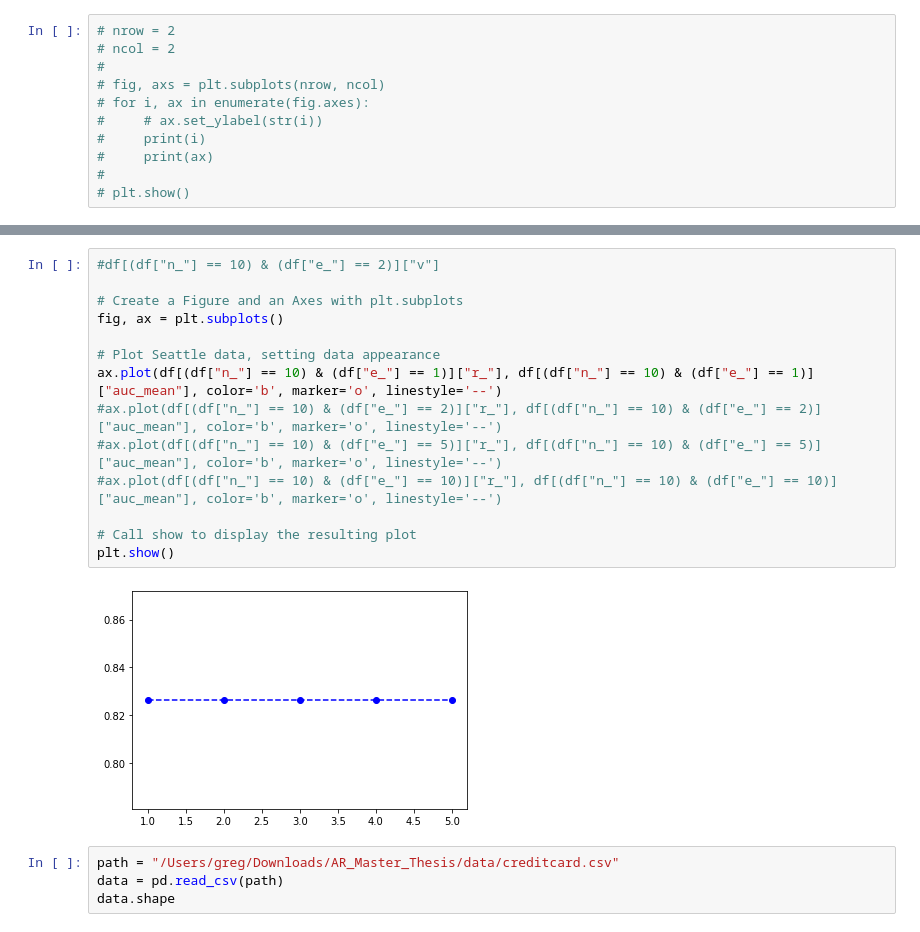
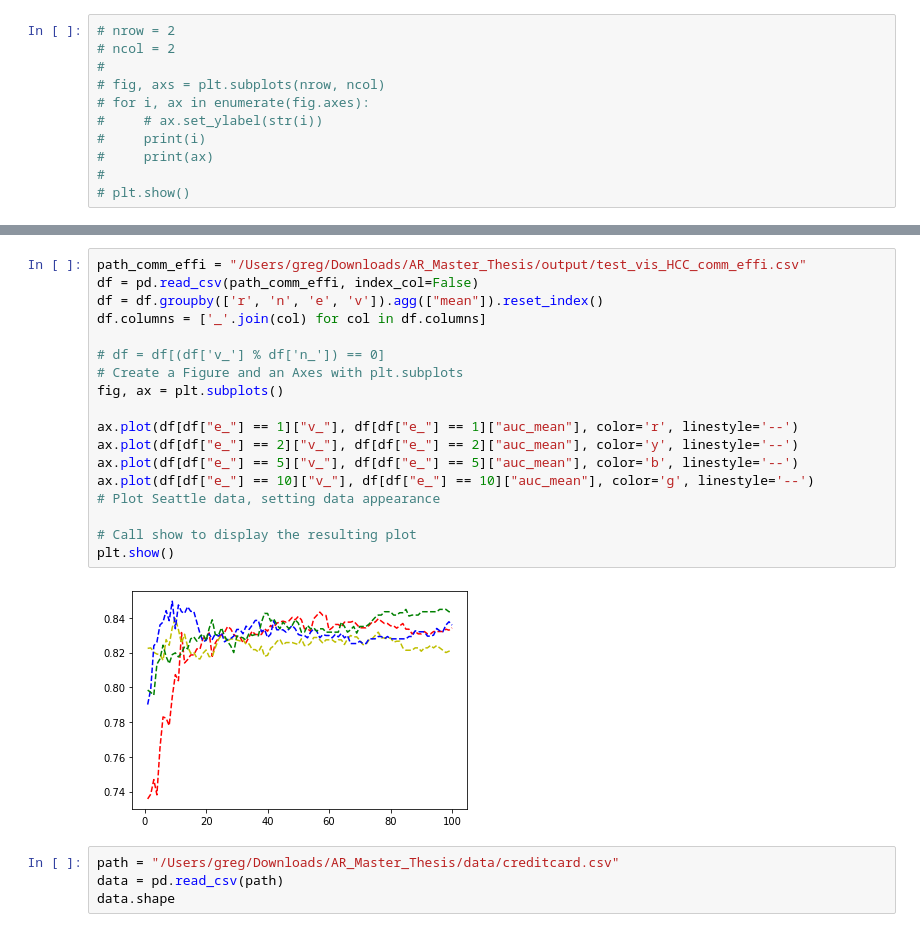
Before and after one commit to GregChen3072/MasterArbeit, a Jupyter notebook: src/visualization.ipynb, the cells around one changed output, grey strips where cells are left out. Saved outputs shown, nothing was run; the diff lists cells and outputs as text.

```diff
--- a/src/visualization.ipynb
+++ b/src/visualization.ipynb
@@ -218,19 +168,23 @@ df[(df['n_'] == 5) & (df['e_'] == 2)]
-# %%
-#df[(df["n_"] == 10) & (df["e_"] == 2)]["v"]
-
-# Create a Figure and an Axes with plt.subplots
-fig, ax = plt.subplots()
-
-# Plot Seattle data, setting data appearance
-ax.plot(df[(df["n_"] == 10) & (df["e_"] == 1)]["r_"], df[(df["n_"] == 10) & (df["e_"] == 1)]["auc_mean"], color='b', marker='o', linestyle='--')
-#ax.plot(df[(df["n_"] == 10) & (df["e_"] == 2)]["r_"], df[(df["n_"] == 10) & (df["e_"] == 2)]["auc_mean"], color='b', marker='o', linestyle='--')
-#ax.plot(df[(df["n_"] == 10) & (df["e_"] == 5)]["r_"], df[(df["n_"] == 10) & (df["e_"] == 5)]["auc_mean"], color='b', marker='o', linestyle='--')
-#ax.plot(df[(df["n_"] == 10) & (df["e_"] == 10)]["r_"], df[(df["n_"] == 10) & (df["e_"] == 10)]["auc_mean"], color='b', marker='o', linestyle='--')
-
-# Call show to display the resulting plot
-plt.show()
-# %% [output]
-[figure, removed]
+# %%
+path_comm_effi = "/Users/greg/Downloads/AR_Master_Thesis/output/test_vis_HCC_comm_effi.csv"
+df = pd.read_csv(path_comm_effi, index_col=False)
+df = df.groupby(['r', 'n', 'e', 'v']).agg(["mean"]).reset_index()
+df.columns = ['_'.join(col) for col in df.columns]
+
+# df = df[(df['v_'] % df['n_']) == 0]
+# Create a Figure and an Axes with plt.subplots
+fig, ax = plt.subplots()
+
+ax.plot(df[df["e_"] == 1]["v_"], df[df["e_"] == 1]["auc_mean"], color='r', linestyle='--')
+ax.plot(df[df["e_"] == 2]["v_"], df[df["e_"] == 2]["auc_mean"], color='y', linestyle='--')
+ax.plot(df[df["e_"] == 5]["v_"], df[df["e_"] == 5]["auc_mean"], color='b', linestyle='--')
+ax.plot(df[df["e_"] == 10]["v_"], df[df["e_"] == 10]["auc_mean"], color='g', linestyle='--')
+# Plot Seattle data, setting data appearance
+
+# Call show to display the resulting plot
+plt.show()
+# %% [output]
+[figure, added]
 # %%
 path = "/Users/greg/Downloads/AR_Master_Thesis/data/creditcard.csv"
 data = pd.read_csv(path)
```
Also changed, not shown: parts of 9 cells of this notebook, 3 other files.
